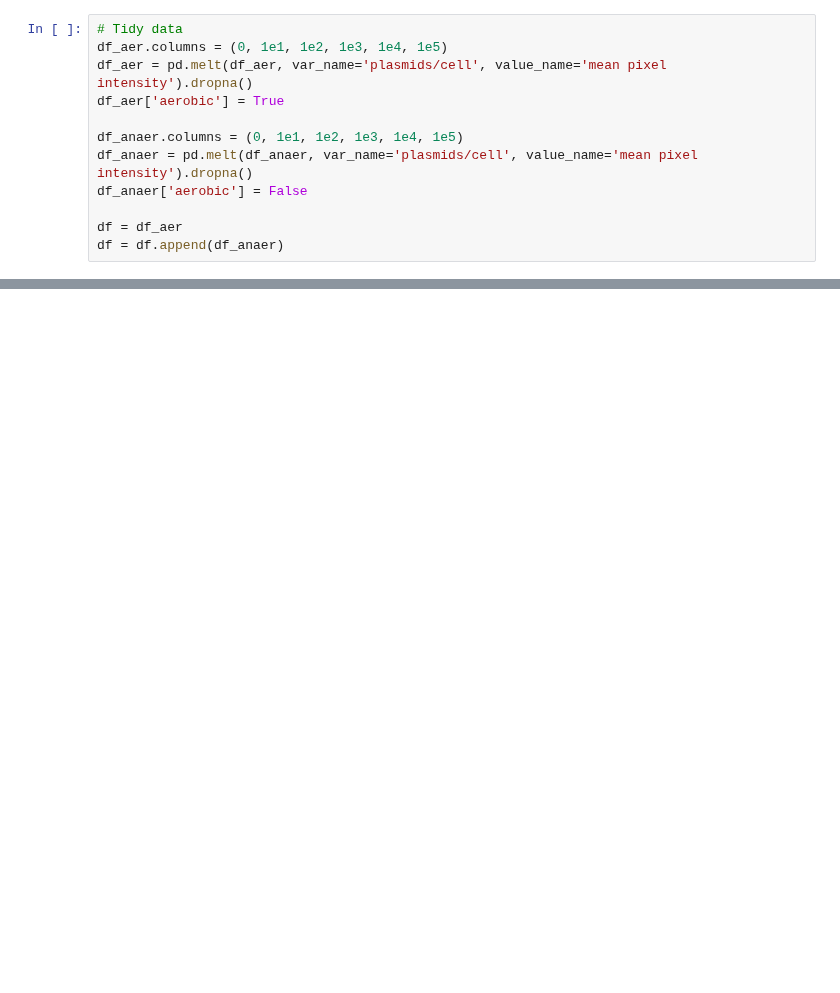
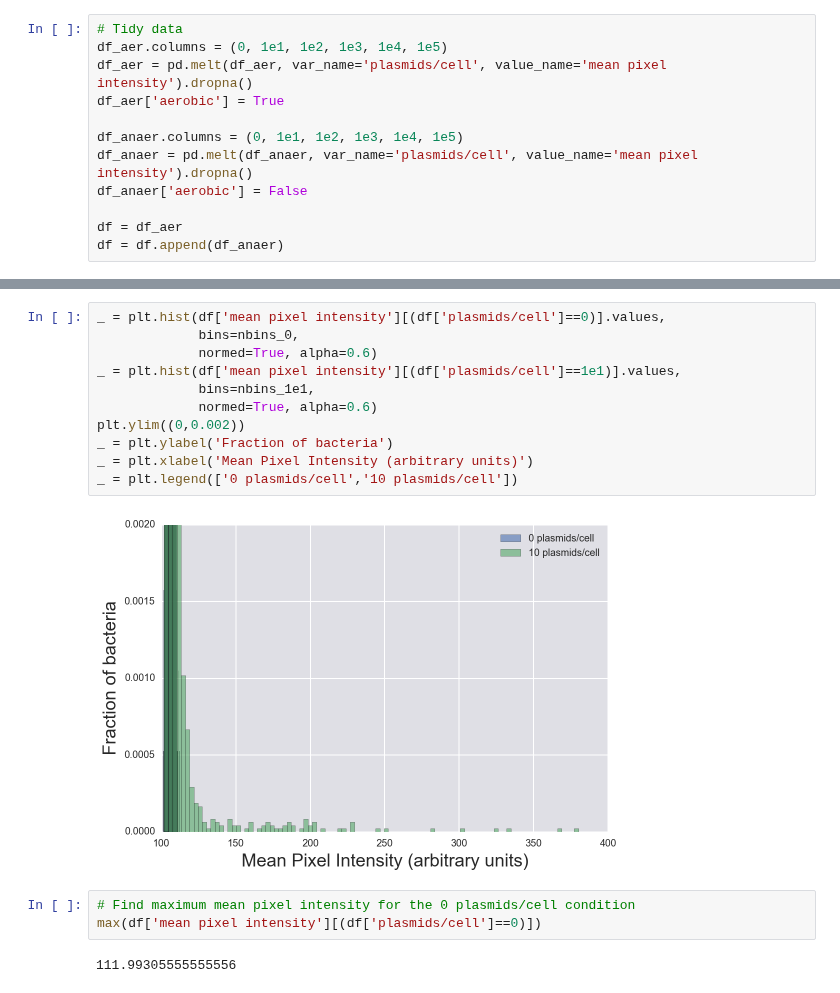
Before and after one commit to yangkky/BeBi-HW, a Jupyter notebook: hw3/group7_hw3_prob1.ipynb, the cells around one changed output, grey strips where cells are left out. Saved outputs shown, nothing was run; the diff lists cells and outputs as text; blank space fills up the shorter version.

```diff
--- a/hw3/group7_hw3_prob1.ipynb
+++ b/hw3/group7_hw3_prob1.ipynb
@@ -86,0 +146,18 @@ In my opinion, it makes most biological sense for us to define a cell as transfo
+# %%
+_ = plt.hist(df['mean pixel intensity'][(df['plasmids/cell']==0)].values,
+             bins=nbins_0,
+             normed=True, alpha=0.6)
+_ = plt.hist(df['mean pixel intensity'][(df['plasmids/cell']==1e1)].values,
+             bins=nbins_1e1,
+             normed=True, alpha=0.6)
+plt.ylim((0,0.002))
+_ = plt.ylabel('Fraction of bacteria')
+_ = plt.xlabel('Mean Pixel Intensity (arbitrary units)')
+_ = plt.legend(['0 plasmids/cell','10 plasmids/cell'])
+# %% [output]
+[figure, added]
+# %%
+# Find maximum mean pixel intensity for the 0 plasmids/cell condition
+max(df['mean pixel intensity'][(df['plasmids/cell']==0)])
+# %% [output]
+111.99305555555556
```
Also changed, not shown: parts of 26 cells of this notebook.
